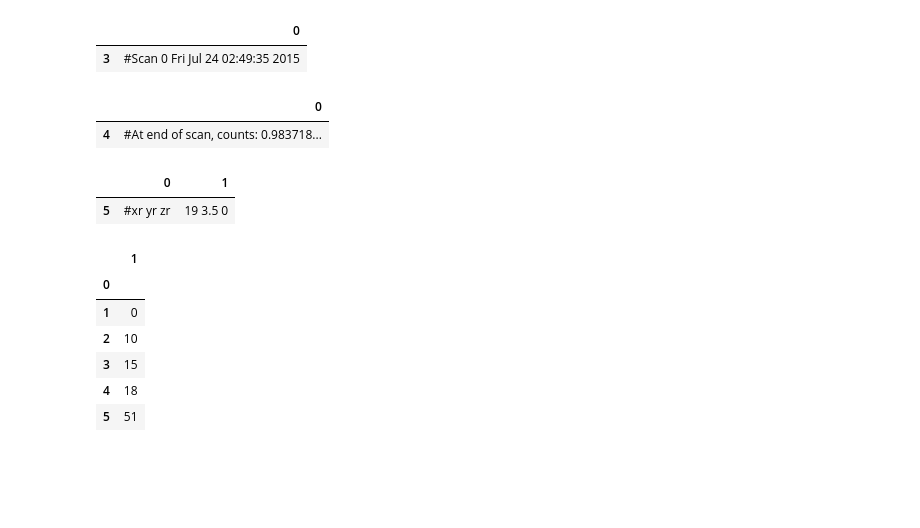
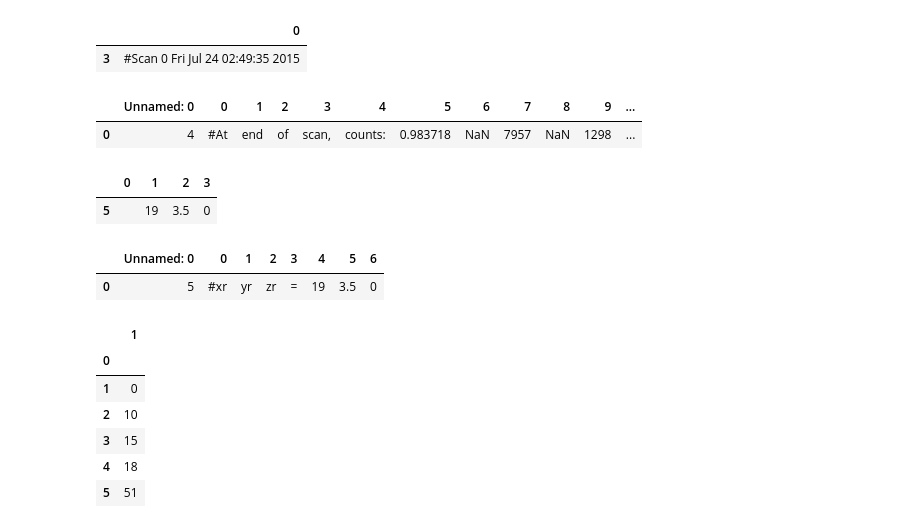
Before and after one commit to jwnich93/XRD-Analysis-and-Reporting-Tool, a Jupyter notebook: XRD_Data_Munging_Test_Read.ipynb, the cells around one changed output. Cells and saved outputs as stored; diff of their text form; code cells hidden in the pictures; blank space fills up the shorter version.

```diff
--- a/XRD_Data_Munging_Test_Read.ipynb
+++ b/XRD_Data_Munging_Test_Read.ipynb
@@ -89,18 +92,27 @@ line4
 # %%
 #Fifth line of file - Need data definitions.
 line5 = query2a[4:5]
-line5
+line5[0].str.split(' ',expand=True).to_csv('C:\\Users\Jesse\Documents\BATTERY DATA ANALYSIS/Data3.csv')
+pd.read_csv('C:\\Users\Jesse\Documents\BATTERY DATA ANALYSIS/Data3.csv')
 # %% [output]
-|  | 0 |
-| 4 | #At end of scan, counts: 0.983718... |
+|  | Unnamed: 0 | 0 | 1 | 2 | 3 | 4 | 5 | 6 | 7 | 8 | 9 | ... |
+| 0 | 4 | #At | end | of | scan, | counts: | 0.983718 | NaN | 7957 | NaN | 1298 | ... |
 # %%
 # Extract xr yr zr data - Need data defintions
 query2b = query2a[5:6]
 query2c = query2b[0].str.split('=',expand=True)
-query2c
+query2d = query2c[1].str.split(' ',expand=True)
+query2d
 # %% [output]
-|  | 0 | 1 |
-| 5 | #xr yr zr | 19 3.5 0 |
+|  | 0 | 1 | 2 | 3 |
+| 5 |  | 19 | 3.5 | 0 |
+# %%
+# Send x y z data to csv for data defintions
+query2b[0].str.split(' ',expand=True).to_csv('C:\\Users\Jesse\Documents\BATTERY DATA ANALYSIS/Data2.csv')
+pd.read_csv('C:\\Users\Jesse\Documents\BATTERY DATA ANALYSIS/Data2.csv')
+# %% [output]
+|  | Unnamed: 0 | 0 | 1 | 2 | 3 | 4 | 5 | 6 |
+| 0 | 5 | #xr | yr | zr | = | 19 | 3.5 | 0 |
 # %%
 #XY Data
 query2.head()
```
Also changed, not shown: parts of 8 cells of this notebook.
